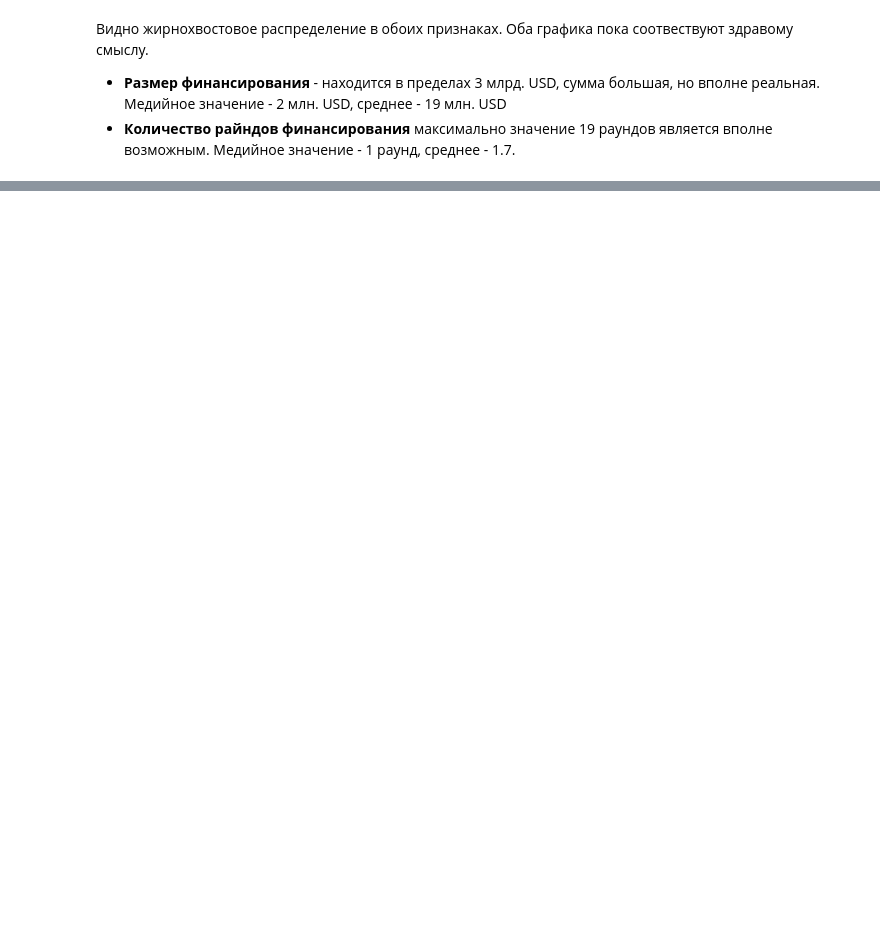
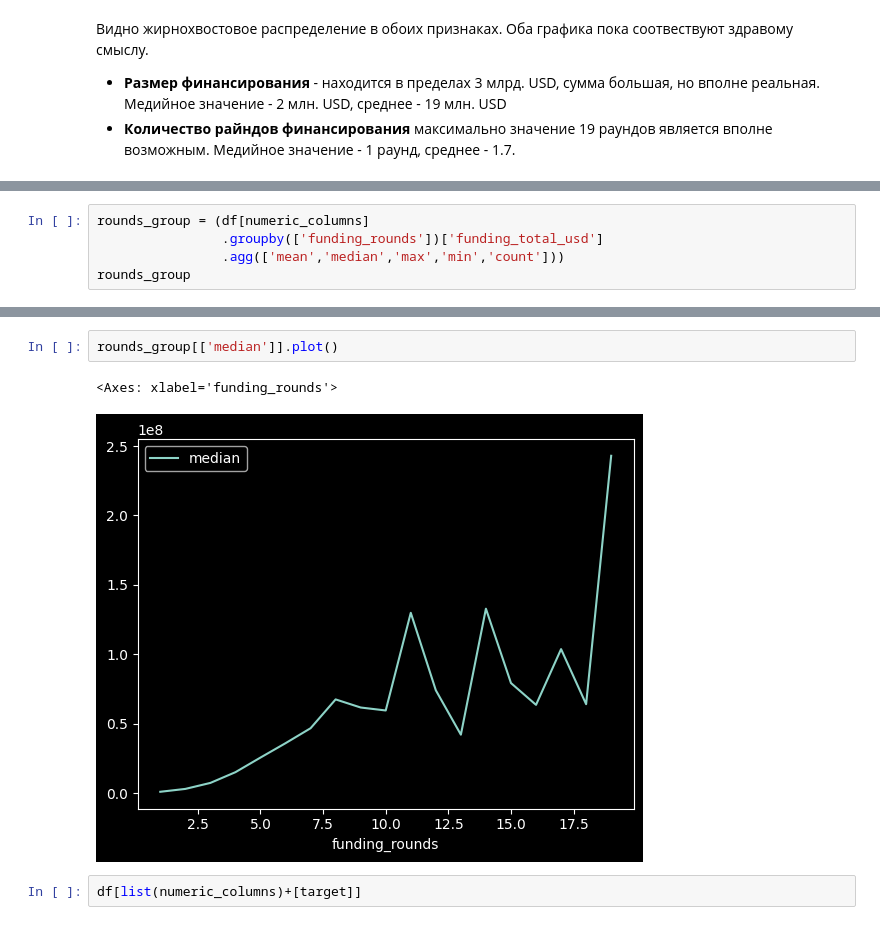
Before and after one commit to FedorSafonov/Predicting-the-success-of-startups, a Jupyter notebook: test.ipynb, the cells around one changed output, grey strips where cells are left out. Saved outputs shown, nothing was run; the diff lists cells and outputs as text; blank space fills up the shorter version.

```diff
--- a/test.ipynb
+++ b/test.ipynb
@@ -116 +141,6 @@ for column in numeric_columns:
 Боксплот так же говорит о большом разбросе в числовых данных. При обучении моделей определённо нужно будет задействовать scaler.
+# %%
+rounds_group = (df[numeric_columns]
+                .groupby(['funding_rounds'])['funding_total_usd']
+                .agg(['mean','median','max','min','count']))
+rounds_group
@@ -116,0 +166,7 @@ for column in numeric_columns:
+# %%
+rounds_group[['median']].plot()
+# %% [output]
+<Axes: xlabel='funding_rounds'>
+[figure, added]
+# %%
+df[list(numeric_columns)+[target]]
```
Also changed, not shown: parts of 56 cells of this notebook.
